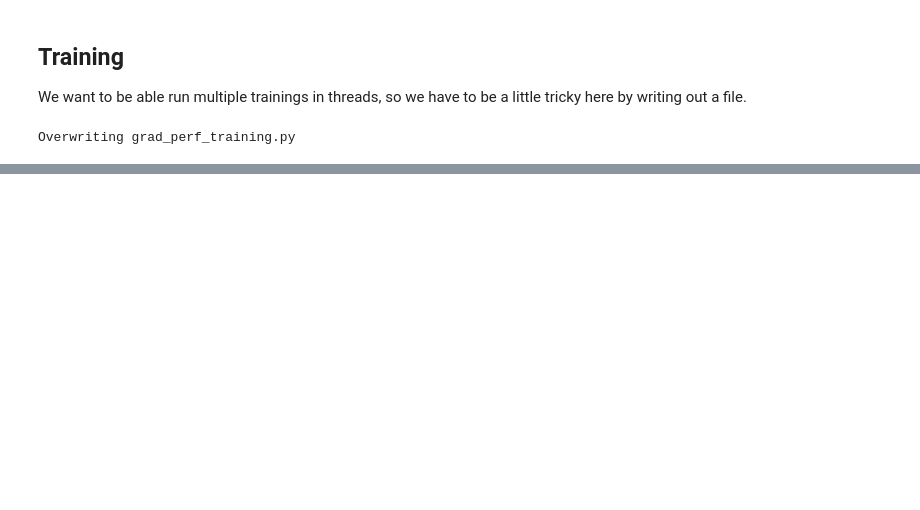
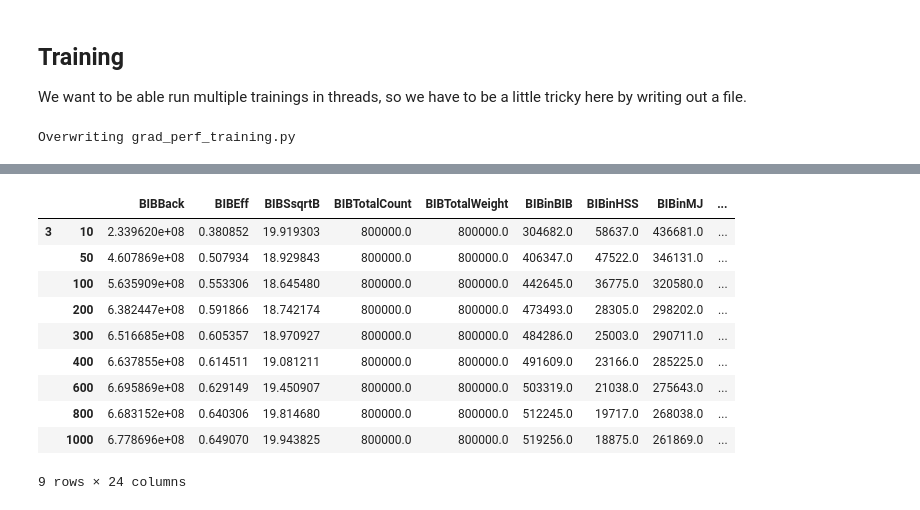
Before and after one commit to gordonwatts/JetCutStudies, a Jupyter notebook: notebooks/Optimize GradientBoostingClassifier.ipynb, the cells around one changed output, grey strips where cells are left out. Cells and saved outputs as stored; diff of their text form; code cells hidden in the pictures; blank space fills up the shorter version.

Commit message:
Do more careful study of how GradBoosting works

```diff
--- a/notebooks/Optimize GradientBoostingClassifier.ipynb
+++ b/notebooks/Optimize GradientBoostingClassifier.ipynb
@@ -50,0 +128,6 @@ Overwriting grad_perf_training.py
+# %%
+%%time
+train, test = test_train_samples(events_25)
+all_events, all_events_class, training_weight, evaluation_weight = prep_samples(train[0], train[1], train[2])
+bdt = GradientBoostingClassifier(max_depth=3, n_estimators=3)
+bdt.fit(all_events, all_events_class.Class, sample_weight=training_weight)
@@ -51,10 +137,10 @@ Overwriting grad_perf_training.py
 # %%
 import grad_perf_training
-pool = mp.Pool(processes=4)
+pool = mp.Pool(processes=10)
 # %%
-def scan_performance(all_events, leaf_depth_range=[3], estimators=[10]):
+def scan_performance(all_events, leaf_depth_range=[3], estimators=[10], test_events = None):
     results = pool.map(grad_perf_training.do_training,
-             [(all_events, ldepth, nest) for ldepth in leaf_depth_range for nest in estimators])
+             [(all_events, test_events, ldepth, nest) for ldepth in leaf_depth_range for nest in estimators])
 
     one_dict = {}
     for kp in results:
@@ -71,0 +247,3 @@ lde[['HSSSsqrtB','HSSEff','BIBEff','MJEff']]
+# %%
+%%time
+ntrees = scan_performance(events_25, leaf_depth_range=[3], estimators=[10, 50, 100, 200, 300, 400, 600, 800,1000], test_events = input_events)
@@ -71,0 +266,14 @@ lde[['HSSSsqrtB','HSSEff','BIBEff','MJEff']]
+# %%
+ntrees
+# %% [output]
+|  |  | BIBBack | BIBEff | BIBSsqrtB | BIBTotalCount | BIBTotalWeight | BIBinBIB | BIBinHSS | BIBinMJ | ... |
+| 3 | 10 | 2.339620e+08 | 0.380852 | 19.919303 | 800000.0 | 800000.0 | 304682.0 | 58637.0 | 436681.0 | ... |
+|  | 50 | 4.607869e+08 | 0.507934 | 18.929843 | 800000.0 | 800000.0 | 406347.0 | 47522.0 | 346131.0 | ... |
+|  | 100 | 5.635909e+08 | 0.553306 | 18.645480 | 800000.0 | 800000.0 | 442645.0 | 36775.0 | 320580.0 | ... |
+|  | 200 | 6.382447e+08 | 0.591866 | 18.742174 | 800000.0 | 800000.0 | 473493.0 | 28305.0 | 298202.0 | ... |
+|  | 300 | 6.516685e+08 | 0.605357 | 18.970927 | 800000.0 | 800000.0 | 484286.0 | 25003.0 | 290711.0 | ... |
+|  | 400 | 6.637855e+08 | 0.614511 | 19.081211 | 800000.0 | 800000.0 | 491609.0 | 23166.0 | 285225.0 | ... |
+|  | 600 | 6.695869e+08 | 0.629149 | 19.450907 | 800000.0 | 800000.0 | 503319.0 | 21038.0 | 275643.0 | ... |
+|  | 800 | 6.683152e+08 | 0.640306 | 19.814680 | 800000.0 | 800000.0 | 512245.0 | 19717.0 | 268038.0 | ... |
+|  | 1000 | 6.778696e+08 | 0.649070 | 19.943825 | 800000.0 | 800000.0 | 519256.0 | 18875.0 | 261869.0 | ... |
+9 rows × 24 columns
```
Also changed, not shown: parts of 37 cells of this notebook, 1 other file.
